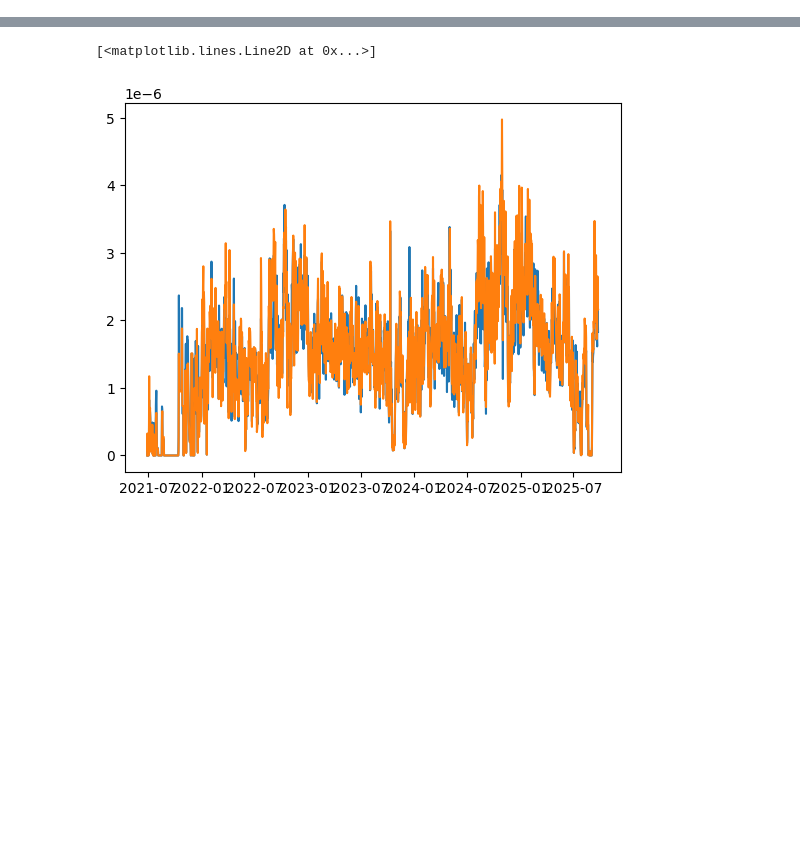
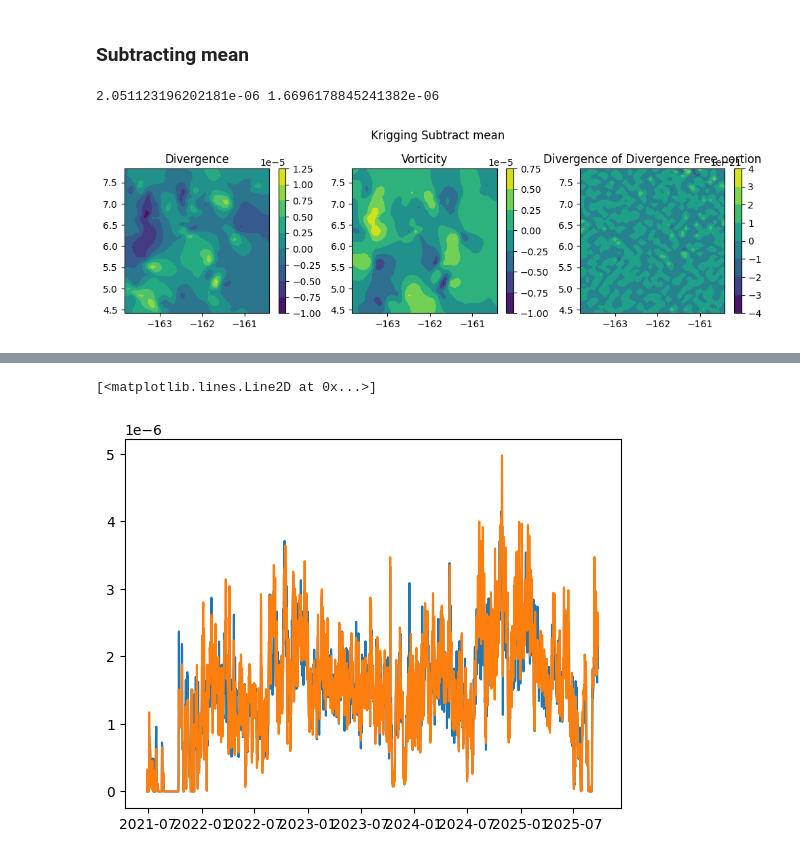
Before and after one commit to Colin-zerfass/fate-core, a Jupyter notebook: Code/Divergence.ipynb, the cells around one changed output, grey strips where cells are left out. Saved outputs shown, nothing was run; the diff lists cells and outputs as text; code cells hidden in the pictures; blank space fills up the shorter version.

```diff
--- a/Code/Divergence.ipynb
+++ b/Code/Divergence.ipynb
@@ -82,0 +183,36 @@ print(divv,vorv)
+# %% [markdown]
+### Subtracting mean
+# %%
+um = slice_t.uo - np.mean(slice_t.uo)
+vm = slice_t.vo - np.mean(slice_t.vo)
+
+
+div = divergence(um, vm, dx,dx, field = True)
+vor = vorticity(um, vm, dx,dx, field = True)
+divv = divergence(um, vm, dx,dx)
+vorv = vorticity(um, vm, dx,dx)
+u_df, v_df, psi = helmholtz_div_free(um, vm, dx,dx)
+div_df = divergence(u_df, v_df, dx, dx, field = True)
+
+X, Y = np.meshgrid(slice_t.lon.to_numpy(), slice_t.lat.to_numpy())
+fig, ax = plt.subplots(1,3, figsize = (10,3))
+c1 = ax[0].contourf(X,Y, div)
+c2 = ax[1].contourf(X,Y, vor)
+c3 = ax[2].contourf(X,Y, div_df)
+fig.colorbar(c1, ax=ax[0])
+fig.colorbar(c2, ax=ax[1])
+fig.colorbar(c3, ax=ax[2])
+
+ax[0].set_title("Divergence")
+ax[1].set_title("Vorticity")
+ax[2].set_title("Divergence of Divergence Free portion")
+ax[0].set_box_aspect(1)
+ax[1].set_box_aspect(1)
+ax[2].set_box_aspect(1)
+fig.suptitle("Krigging Subtract mean")
+fig.tight_layout()
+print(divv,vorv)
+fig.savefig(r"..\Figures\Divergence_meanfree.png")
+# %% [output]
+2.051123196202181e-06 1.6696178845241382e-06
+[figure, added]
```
Also changed, not shown: parts of 19 cells of this notebook, 1 other file.
